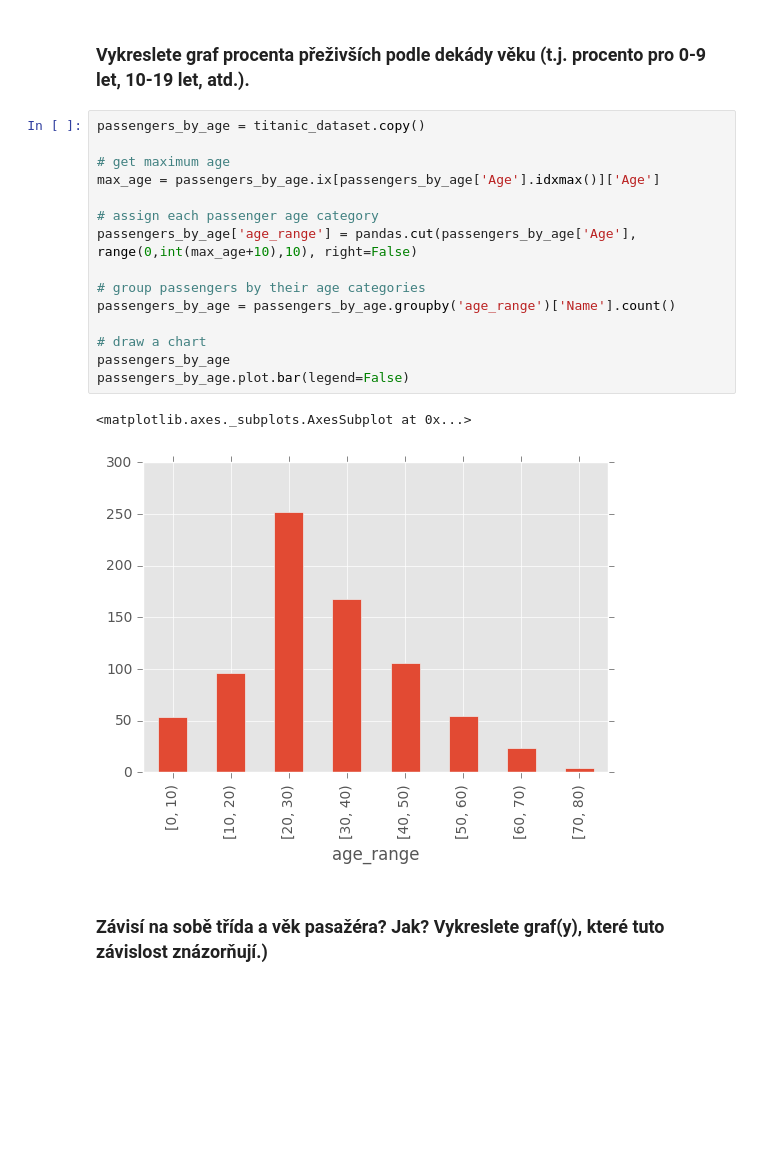
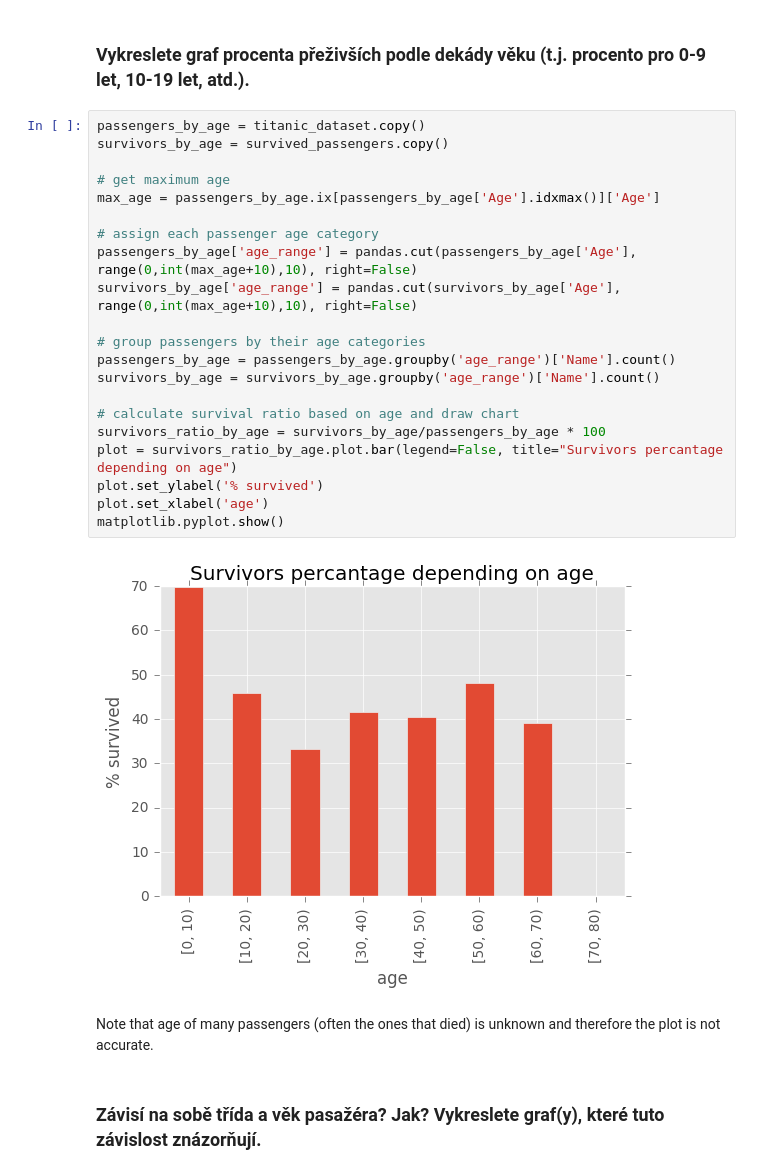
Before and after one commit to Fanarim/PYT_pandas, a Jupyter notebook: task6.ipynb, the cells around one changed output. Drawn from its saved outputs; the diff is of its cells as text; blank space fills up the shorter version.

```diff
--- a/task6.ipynb
+++ b/task6.ipynb
@@ -79,21 +79,28 @@ class_data
 ### Vykreslete graf procenta přeživších podle dekády věku (t.j. procento pro 0-9 let, 10-19 let, atd.).
 # %%
 passengers_by_age = titanic_dataset.copy()
+survivors_by_age = survived_passengers.copy()
 
 # get maximum age
 max_age = passengers_by_age.ix[passengers_by_age['Age'].idxmax()]['Age']
 
 # assign each passenger age category
 passengers_by_age['age_range'] = pandas.cut(passengers_by_age['Age'], range(0,int(max_age+10),10), right=False)
+survivors_by_age['age_range'] = pandas.cut(survivors_by_age['Age'], range(0,int(max_age+10),10), right=False)
 
 # group passengers by their age categories
 passengers_by_age = passengers_by_age.groupby('age_range')['Name'].count()
+survivors_by_age = survivors_by_age.groupby('age_range')['Name'].count()
 
-# draw a chart
-passengers_by_age
-passengers_by_age.plot.bar(legend=False)
+# calculate survival ratio based on age and draw chart
+survivors_ratio_by_age = survivors_by_age/passengers_by_age * 100
+plot = survivors_ratio_by_age.plot.bar(legend=False, title="Survivors percantage depending on age")
+plot.set_ylabel('% survived')
+plot.set_xlabel('age')
+matplotlib.pyplot.show()
 # %% [output]
-<matplotlib.axes._subplots.AxesSubplot at 0x...>
-[figure, old version]
+[figure, new version]
+# %% [markdown]
+Note that age of many passengers (often the ones that died) is unknown and therefore the plot is not accurate.
 # %% [markdown]
-### Závisí na sobě třída a věk pasažéra? Jak? Vykreslete graf(y), které tuto závislost znázorňují.)
+### Závisí na sobě třída a věk pasažéra? Jak? Vykreslete graf(y), které tuto závislost znázorňují.
```
Also changed, not shown: parts of 1 cell of this notebook.
